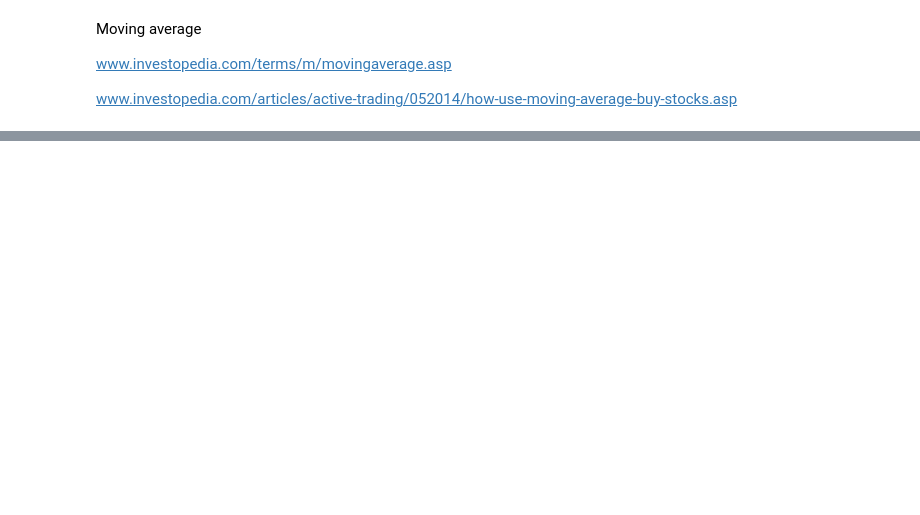
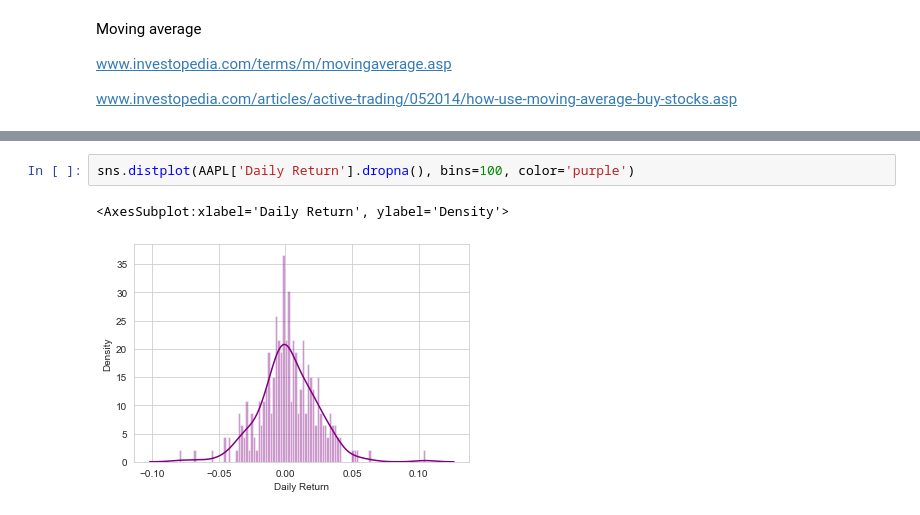
Before and after one commit to stevalang/Coding-Lessons, a Jupyter notebook: StockMarketAnalysis/stock_market_analysis.ipynb, the cells around one changed output, grey strips where cells are left out. Drawn from its saved outputs; the diff is of its cells as text; blank space fills up the shorter version.

```diff
--- a/StockMarketAnalysis/stock_market_analysis.ipynb
+++ b/StockMarketAnalysis/stock_market_analysis.ipynb
@@ -115,0 +151,5 @@ www.investopedia.com/articles/active-trading/052014/how-use-moving-average-buy-s
+# %%
+sns.distplot(AAPL['Daily Return'].dropna(), bins=100, color='purple')
+# %% [output]
+<AxesSubplot:xlabel='Daily Return', ylabel='Density'>
+[figure, added]
```
Also changed, not shown: parts of 39 cells of this notebook.
